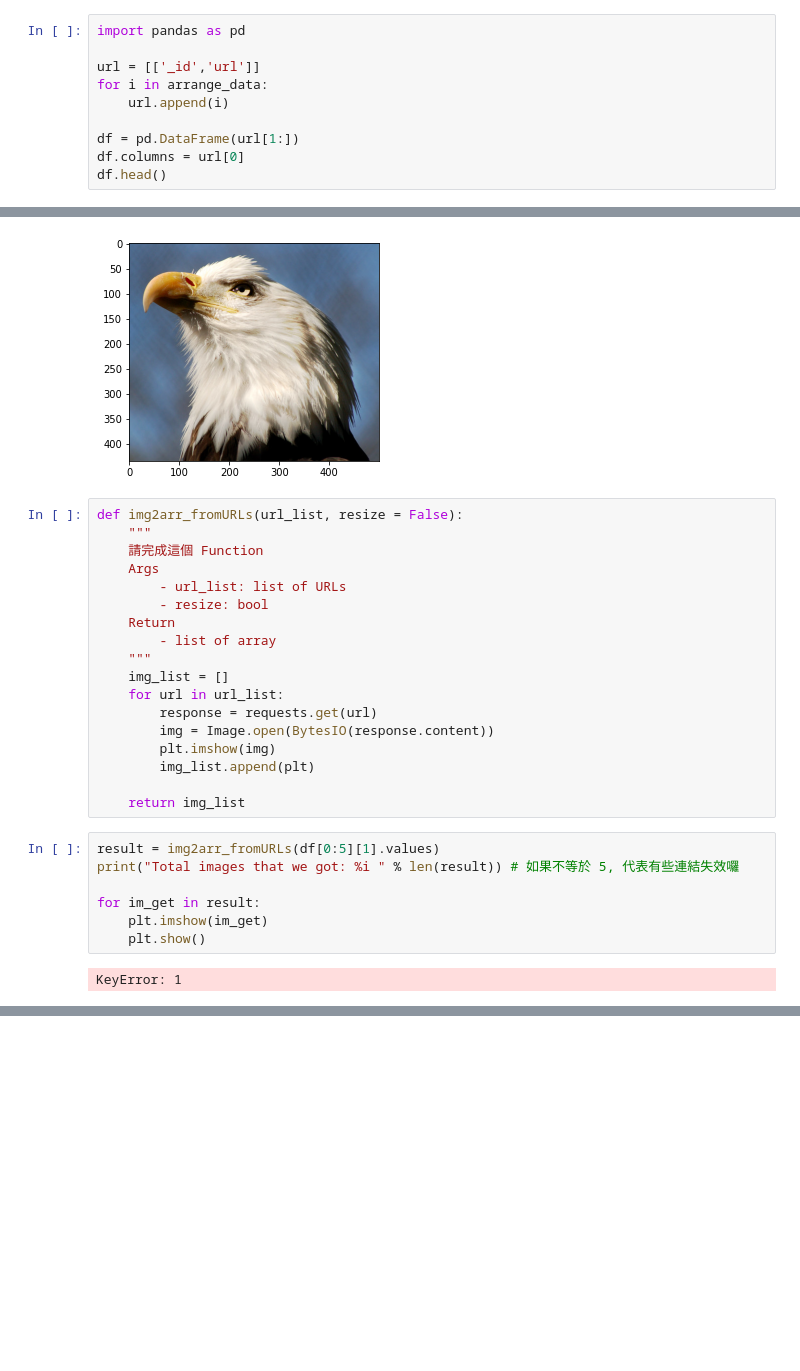
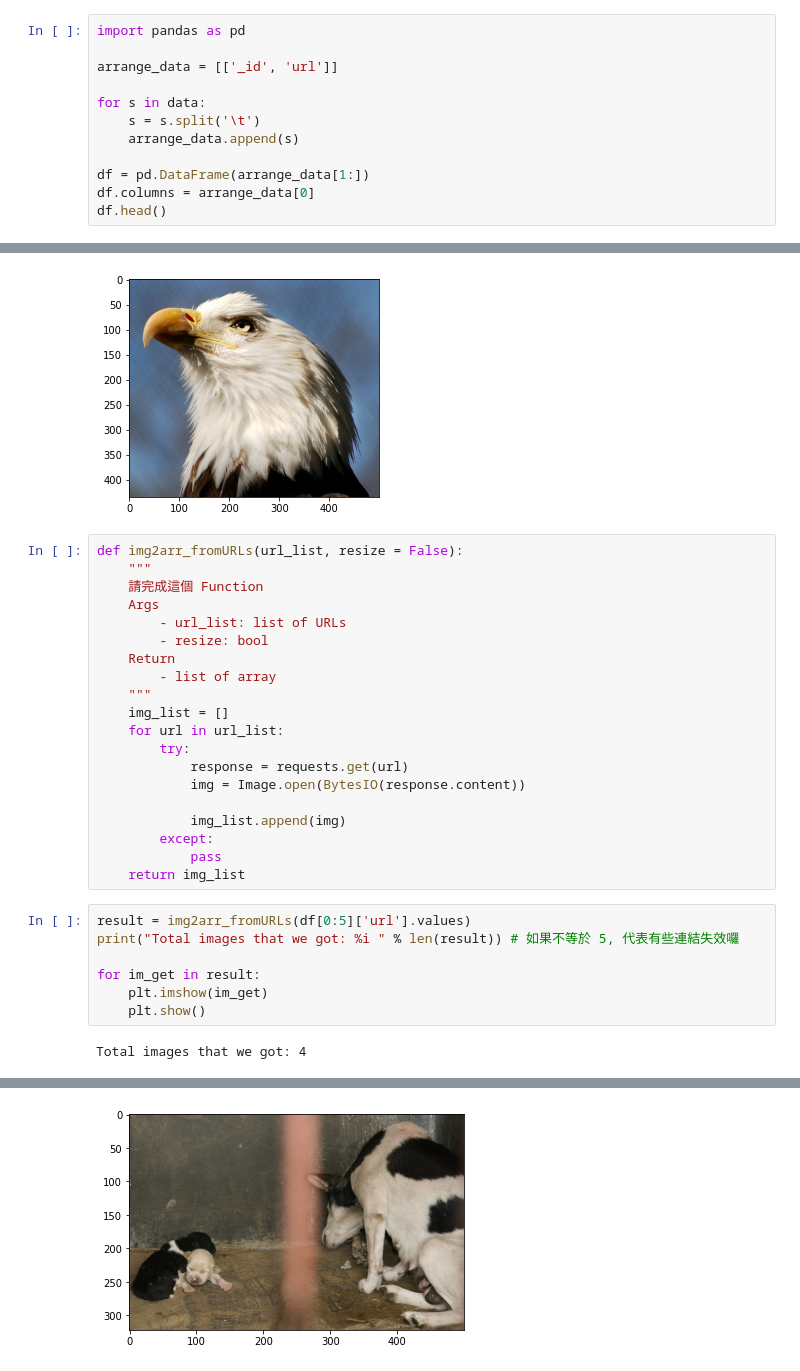
Before and after one commit to veritaspoutine/cupoy-100-day, a Jupyter notebook: day005/Day_005-2_HW.ipynb, the cells around one changed output, grey strips where cells are left out. Drawn from its saved outputs; the diff is of its cells as text; blank space fills up the shorter version.

```diff
--- a/day005/Day_005-2_HW.ipynb
+++ b/day005/Day_005-2_HW.ipynb
@@ -57,12 +46,14 @@ arrange_data[0]
 # %%
 import pandas as pd
 
-url = [['_id','url']]
-for i in arrange_data:
-    url.append(i)
+arrange_data = [['_id', 'url']]
 
-df = pd.DataFrame(url[1:])
-df.columns = url[0]
+for s in data:
+    s = s.split('\t')
+    arrange_data.append(s)
+
+df = pd.DataFrame(arrange_data[1:])
+df.columns = arrange_data[0]
 df.head()
 # %% [output]
 |  | _id | url |
@@ -103,18 +94,20 @@ def img2arr_fromURLs(url_list, resize = False):
     """
     img_list = []
     for url in url_list:
-        response = requests.get(url)
-        img = Image.open(BytesIO(response.content))
-        plt.imshow(img)
-        img_list.append(plt)
+        try:
+            response = requests.get(url)
+            img = Image.open(BytesIO(response.content))
 
+            img_list.append(img)
+        except:
+            pass
     return img_list
 # %%
-result = img2arr_fromURLs(df[0:5][1].values)
+result = img2arr_fromURLs(df[0:5]['url'].values)
 print("Total images that we got: %i " % len(result)) # 如果不等於 5, 代表有些連結失效囉
 
 for im_get in result:
     plt.imshow(im_get)
     plt.show()
 # %% [output]
-KeyError: 1
+Total images that we got: 4
@@ -120,0 +115 @@ KeyError: 1
+[figure, added]
```
Also changed, not shown: parts of 2 cells of this notebook.
